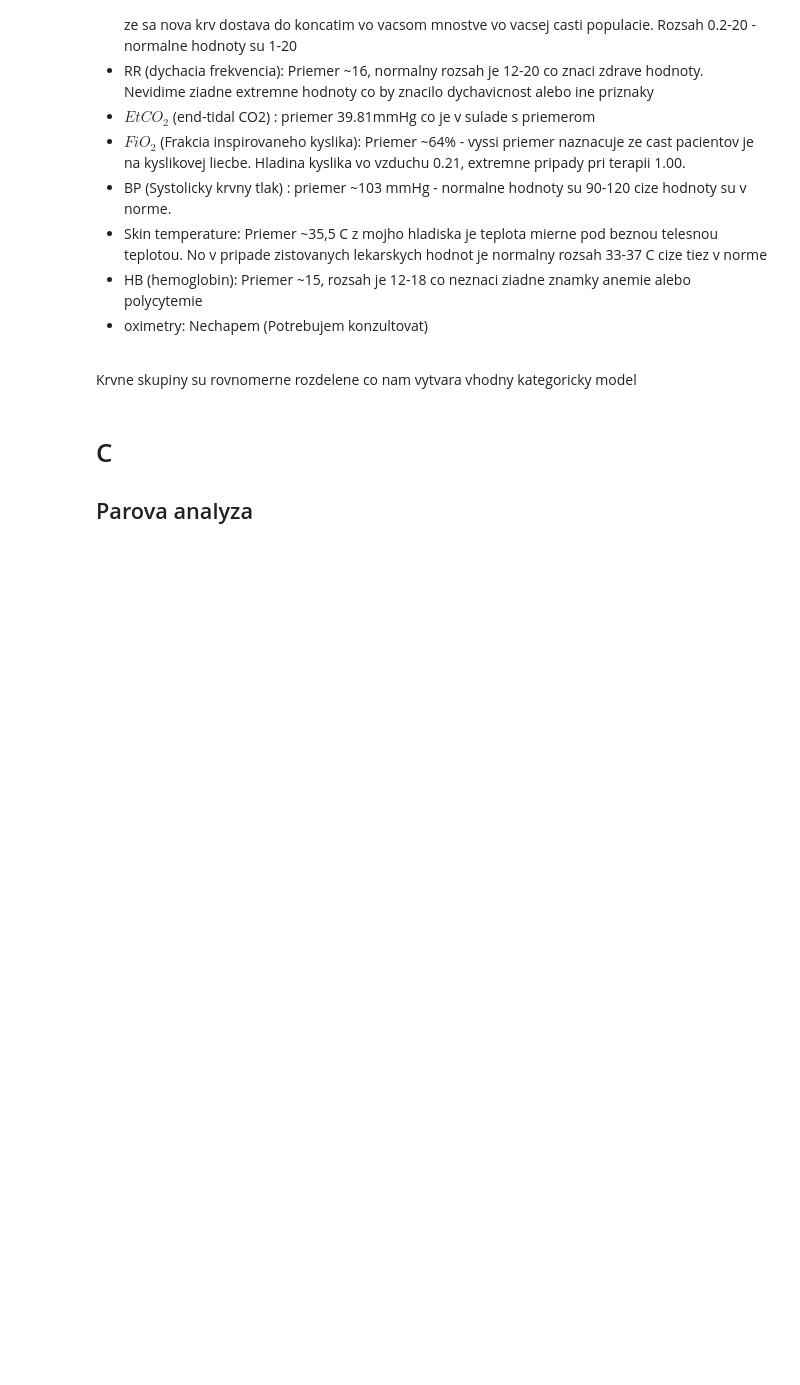
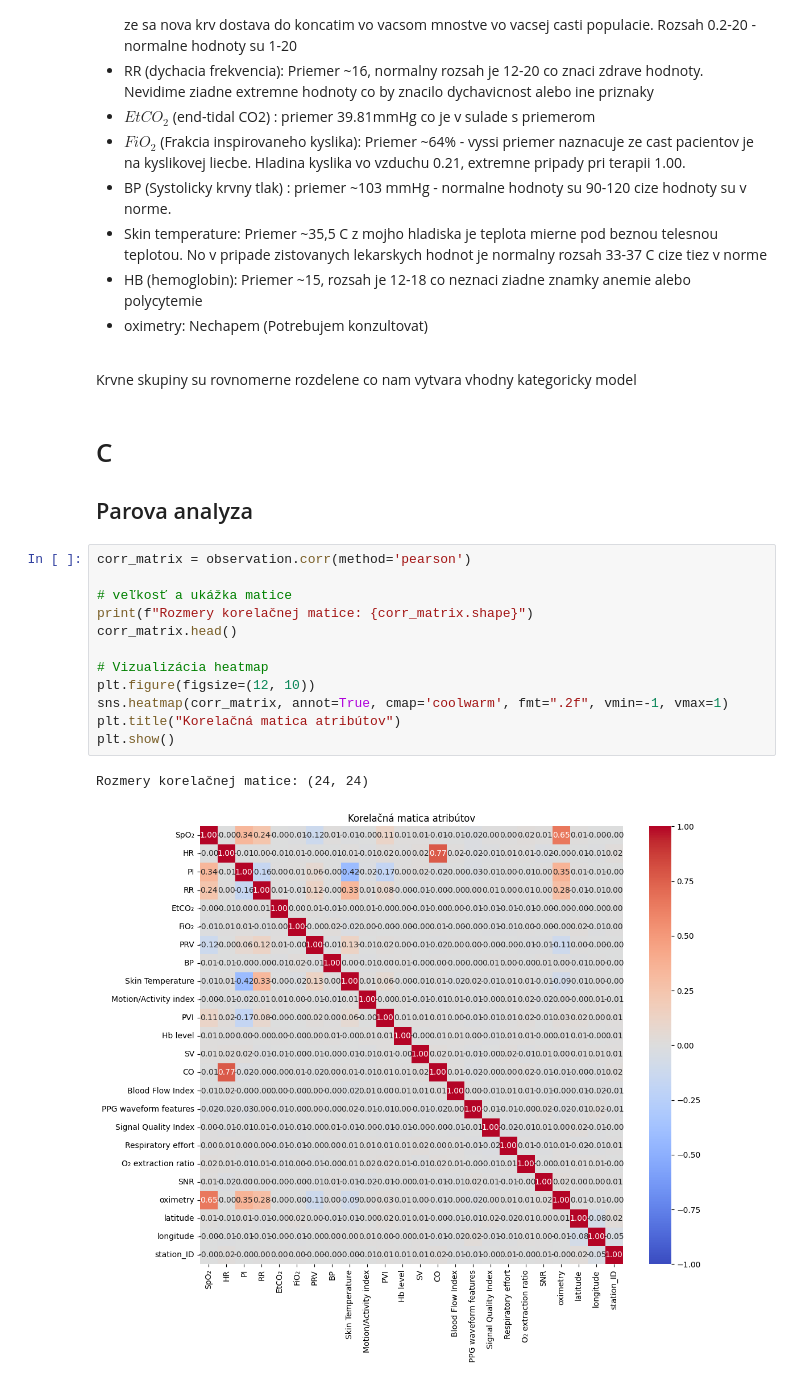
Before and after one commit to AdrianMaslak/IAU_2025, a Jupyter notebook: 1_phase/1-1_maslak_bugaj.ipynb, the cells around one changed output. Saved outputs shown, nothing was run; the diff lists cells and outputs as text; blank space fills up the shorter version.

```diff
--- a/1_phase/1-1_maslak_bugaj.ipynb
+++ b/1_phase/1-1_maslak_bugaj.ipynb
@@ -260,3 +260,18 @@ Krvne skupiny su rovnomerne rozdelene co nam vytvara vhodny kategoricky model
 # %% [markdown]
 # C
 ## Parova analyza
+# %%
+corr_matrix = observation.corr(method='pearson')
+
+# veľkosť a ukážka matice
+print(f"Rozmery korelačnej matice: {corr_matrix.shape}")
+corr_matrix.head()
+
+# Vizualizácia heatmap
+plt.figure(figsize=(12, 10))
+sns.heatmap(corr_matrix, annot=True, cmap='coolwarm', fmt=".2f", vmin=-1, vmax=1)
+plt.title("Korelačná matica atribútov")
+plt.show()
+# %% [output]
+Rozmery korelačnej matice: (24, 24)
+[figure, added]
```
Also changed, not shown: parts of 6 cells of this notebook.
